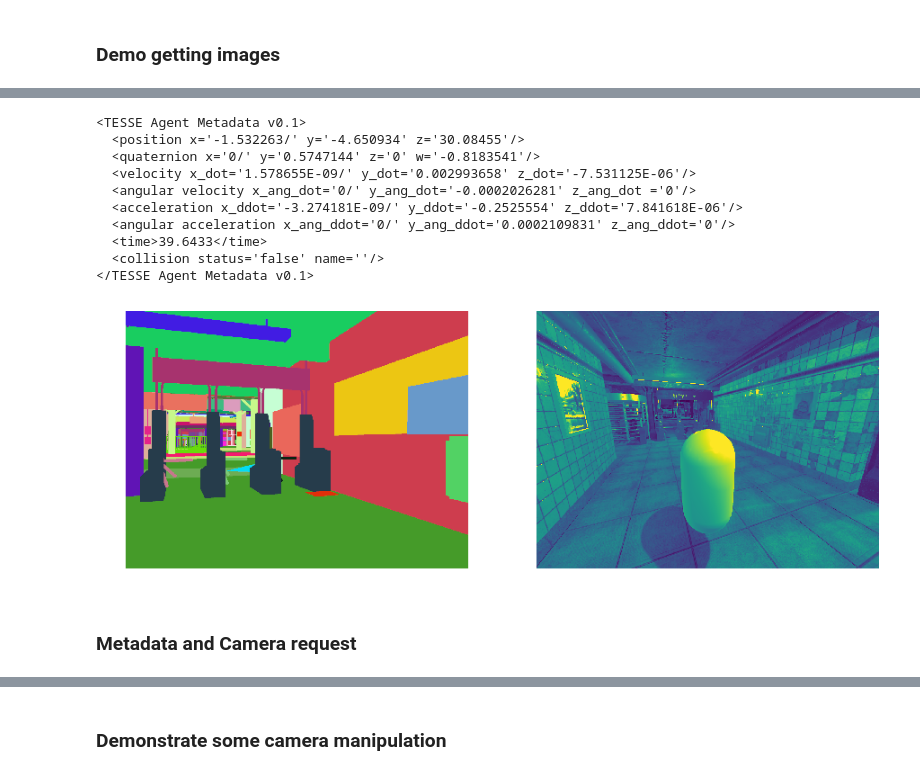
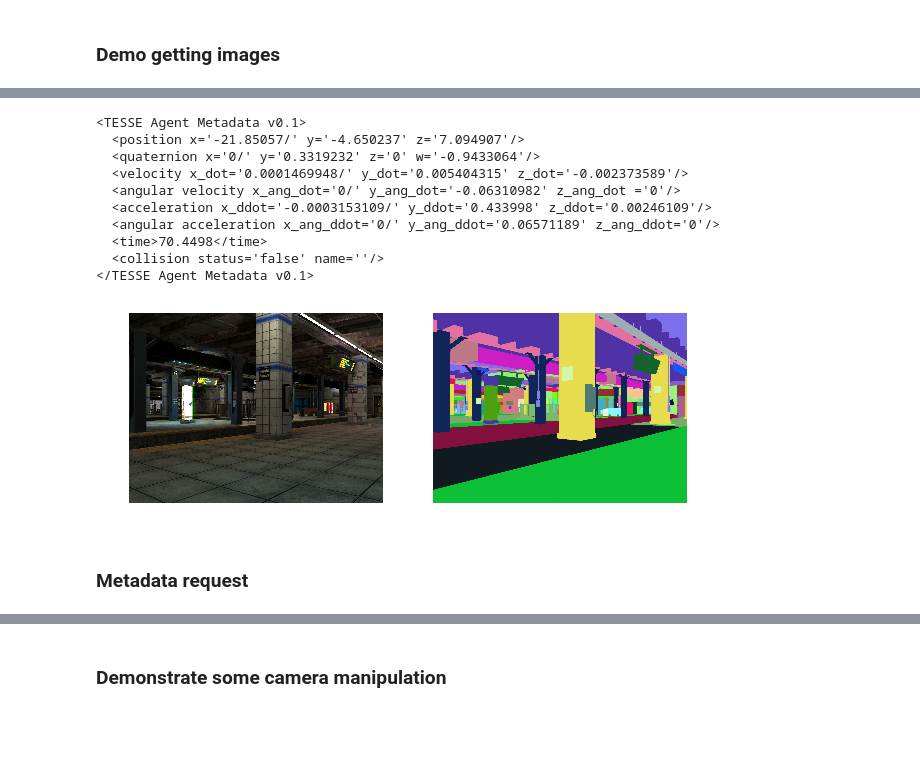
Before and after one commit to MIT-TESSE/tesse-interface, a Jupyter notebook: python_demonstration.ipynb, the cells around one changed output, grey strips where cells are left out. Saved outputs shown, nothing was run; the diff lists cells and outputs as text; code cells hidden in the pictures; blank space fills up the shorter version.

```diff
--- a/python_demonstration.ipynb
+++ b/python_demonstration.ipynb
@@ -84,19 +86,23 @@ plot(data_response)
-# %%
-data_response = env.request(DataRequest(cameras=[(Camera.SEGMENTATION, Compression.OFF, Channels.THREE),
-                                                 (Camera.THIRD_PERSON, Compression.OFF, Channels.SINGLE)]))
-print(data_response.data)
-plot(data_response)
-# %% [output]
-<TESSE Agent Metadata v0.1>
-  <position x='-1.532263/' y='-4.650934' z='30.08455'/>
-  <quaternion x='0/' y='0.5747144' z='0' w='-0.8183541'/>
-  <velocity x_dot='1.578655E-09/' y_dot='0.002993658' z_dot='-7.531125E-06'/>
-  <angular velocity x_ang_dot='0/' y_ang_dot='-0.0002026281' z_ang_dot ='0'/>
-  <acceleration x_ddot='-3.274181E-09/' y_ddot='-0.2525554' z_ddot='7.841618E-06'/>
-  <angular acceleration x_ang_ddot='0/' y_ang_ddot='0.0002109831' z_ang_ddot='0'/>
-  <time>39.6433</time>
-  <collision status='false' name=''/>
-</TESSE Agent Metadata v0.1>
-[figure, removed]
+# %%
+cameras=[
+    (Camera.RGB_LEFT, Compression.ON, Channels.THREE),
+    (Camera.SEGMENTATION, Compression.OFF, Channels.THREE),
+]
+response = env.request(DataRequest(cameras=cameras))
+if response is not None:
+    print(response.data)
+    plot(response)
+# %% [output]
+<TESSE Agent Metadata v0.1>
+  <position x='-21.85057/' y='-4.650237' z='7.094907'/>
+  <quaternion x='0/' y='0.3319232' z='0' w='-0.9433064'/>
+  <velocity x_dot='0.0001469948/' y_dot='0.005404315' z_dot='-0.002373589'/>
+  <angular velocity x_ang_dot='0/' y_ang_dot='-0.06310982' z_ang_dot ='0'/>
+  <acceleration x_ddot='-0.0003153109/' y_ddot='0.433998' z_ddot='0.00246109'/>
+  <angular acceleration x_ang_ddot='0/' y_ang_ddot='0.06571189' z_ang_ddot='0'/>
+  <time>70.4498</time>
+  <collision status='false' name=''/>
+</TESSE Agent Metadata v0.1>
+[figure, added]
 # %% [markdown]
-### Metadata and Camera request
+### Metadata request
```
Also changed, not shown: parts of 18 cells of this notebook, 6 other files.
